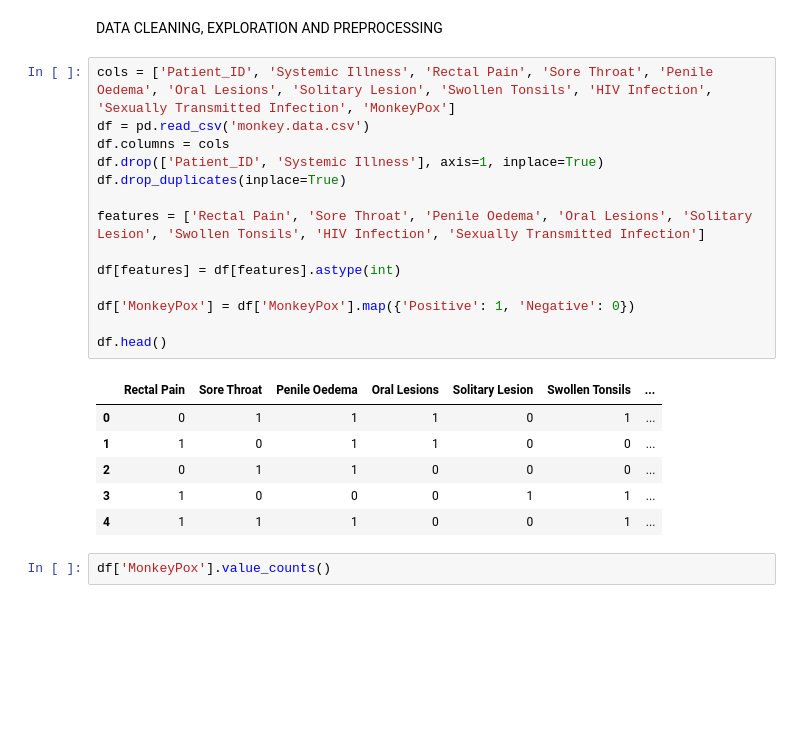
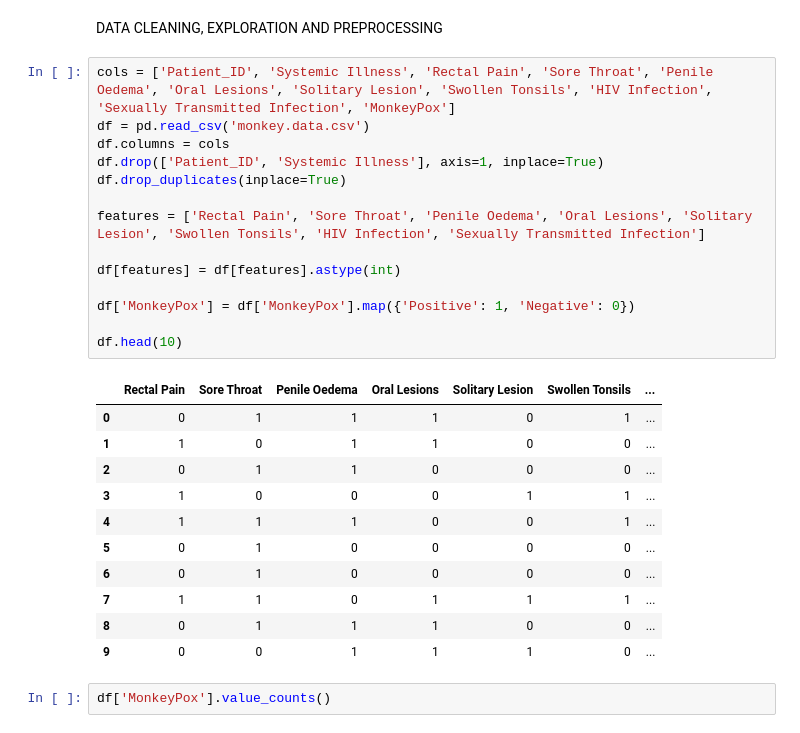
Before and after one commit to NeuralNetGeek/monkeypox-diagnosis, a Jupyter notebook: Monkey_Pox.ipynb, the cells around one changed output. Drawn from its saved outputs; the diff is of its cells as text; blank space fills up the shorter version.

```diff
--- a/Monkey_Pox.ipynb
+++ b/Monkey_Pox.ipynb
@@ -25,24 +23,29 @@ DATA CLEANING, EXPLORATION AND PREPROCESSING
 # %%
 cols = ['Patient_ID', 'Systemic Illness', 'Rectal Pain', 'Sore Throat', 'Penile Oedema', 'Oral Lesions', 'Solitary Lesion', 'Swollen Tonsils', 'HIV Infection', 'Sexually Transmitted Infection', 'MonkeyPox']
 df = pd.read_csv('monkey.data.csv')
 df.columns = cols
 df.drop(['Patient_ID', 'Systemic Illness'], axis=1, inplace=True)
 df.drop_duplicates(inplace=True)
 
 features = ['Rectal Pain', 'Sore Throat', 'Penile Oedema', 'Oral Lesions', 'Solitary Lesion', 'Swollen Tonsils', 'HIV Infection', 'Sexually Transmitted Infection']
 
 df[features] = df[features].astype(int)
 
 df['MonkeyPox'] = df['MonkeyPox'].map({'Positive': 1, 'Negative': 0})
 
-df.head()
+df.head(10)
 # %% [output]
 |  | Rectal Pain | Sore Throat | Penile Oedema | Oral Lesions | Solitary Lesion | Swollen Tonsils | ... |
 | 0 | 0 | 1 | 1 | 1 | 0 | 1 | ... |
 | 1 | 1 | 0 | 1 | 1 | 0 | 0 | ... |
 | 2 | 0 | 1 | 1 | 0 | 0 | 0 | ... |
 | 3 | 1 | 0 | 0 | 0 | 1 | 1 | ... |
 | 4 | 1 | 1 | 1 | 0 | 0 | 1 | ... |
+| 5 | 0 | 1 | 0 | 0 | 0 | 0 | ... |
+| 6 | 0 | 1 | 0 | 0 | 0 | 0 | ... |
+| 7 | 1 | 1 | 0 | 1 | 1 | 1 | ... |
+| 8 | 0 | 1 | 1 | 1 | 0 | 0 | ... |
+| 9 | 0 | 0 | 1 | 1 | 1 | 0 | ... |
 # %%
 df['MonkeyPox'].value_counts()
 # %% [output]
```
Also changed, not shown: parts of 3 cells of this notebook.
